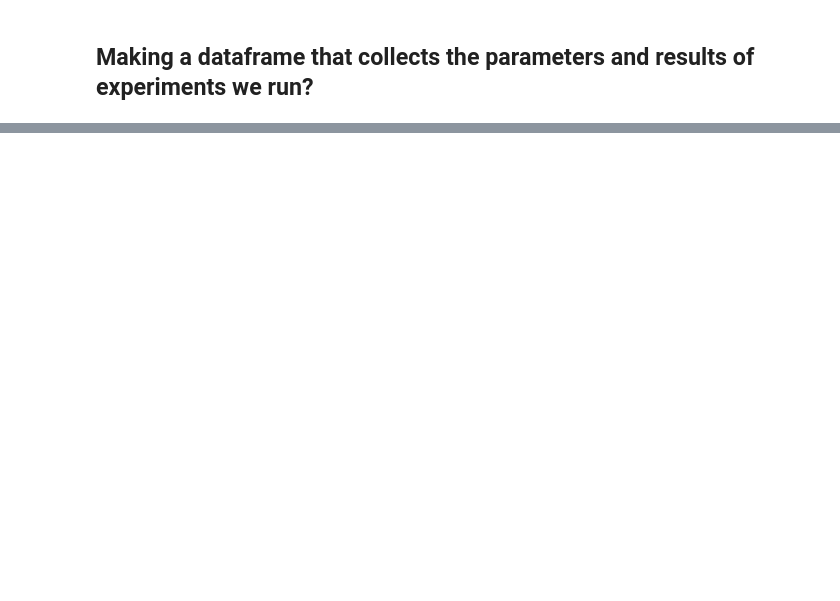
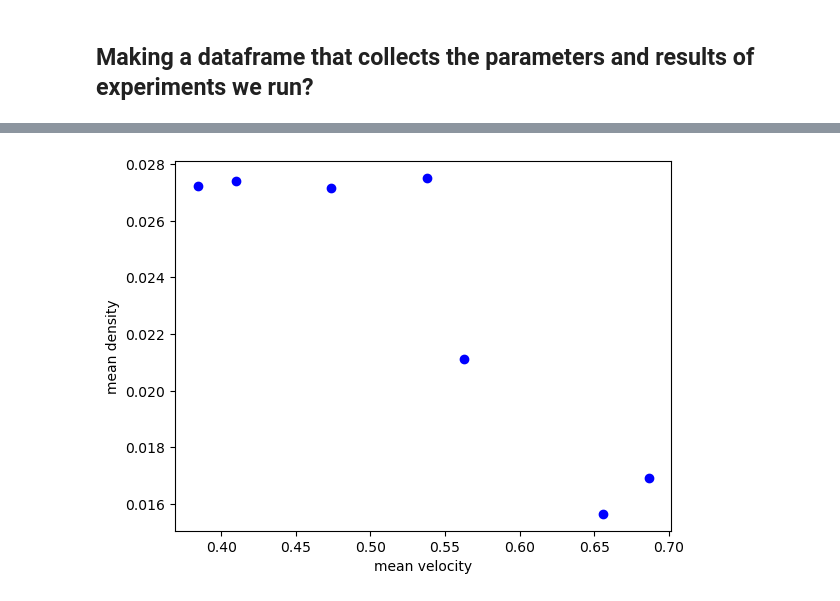
Before and after one commit to mikub97/ABM_car_traffic, a Jupyter notebook: src/agent_data_analysis.ipynb, the cells around one changed output, grey strips where cells are left out. Saved outputs shown, nothing was run; the diff lists cells and outputs as text; code cells hidden in the pictures; blank space fills up the shorter version.

```diff
--- a/src/agent_data_analysis.ipynb
+++ b/src/agent_data_analysis.ipynb
@@ -172,0 +238,17 @@ agent_data
+# %%
+# Create a new figure and axis
+fig, ax = plt.subplots()
+
+ax.scatter(experiment_results['average_velocity'],
+           experiment_results['rolling_average_density'],
+           color='blue')
+
+# Add labels and legend
+ax.set_xlabel('mean velocity')
+ax.set_ylabel('mean density')
+# ax.legend()
+
+# Display the plot
+plt.show()
+# %% [output]
+[figure, added]
```
Also changed, not shown: parts of 15 cells of this notebook, 3 other files.
